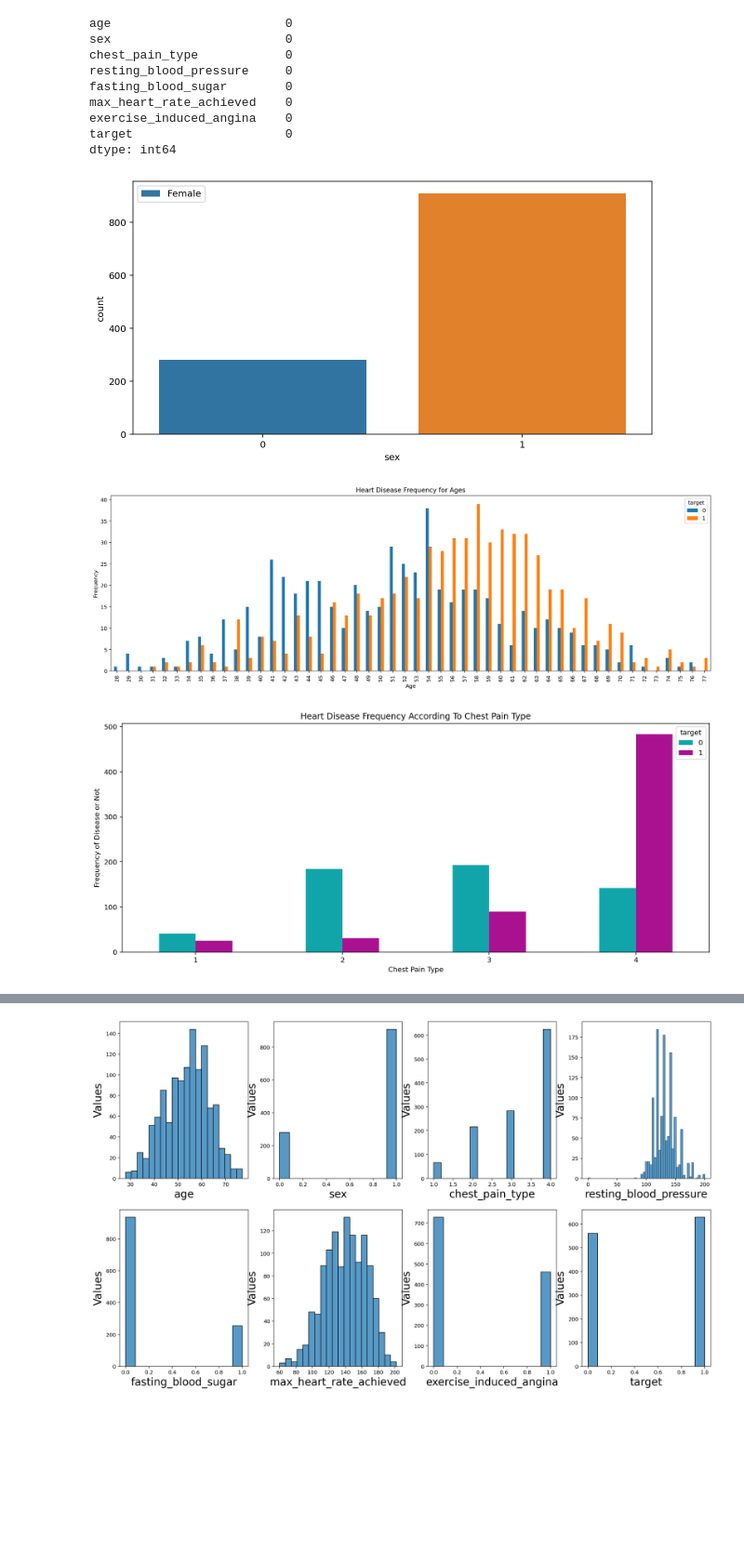
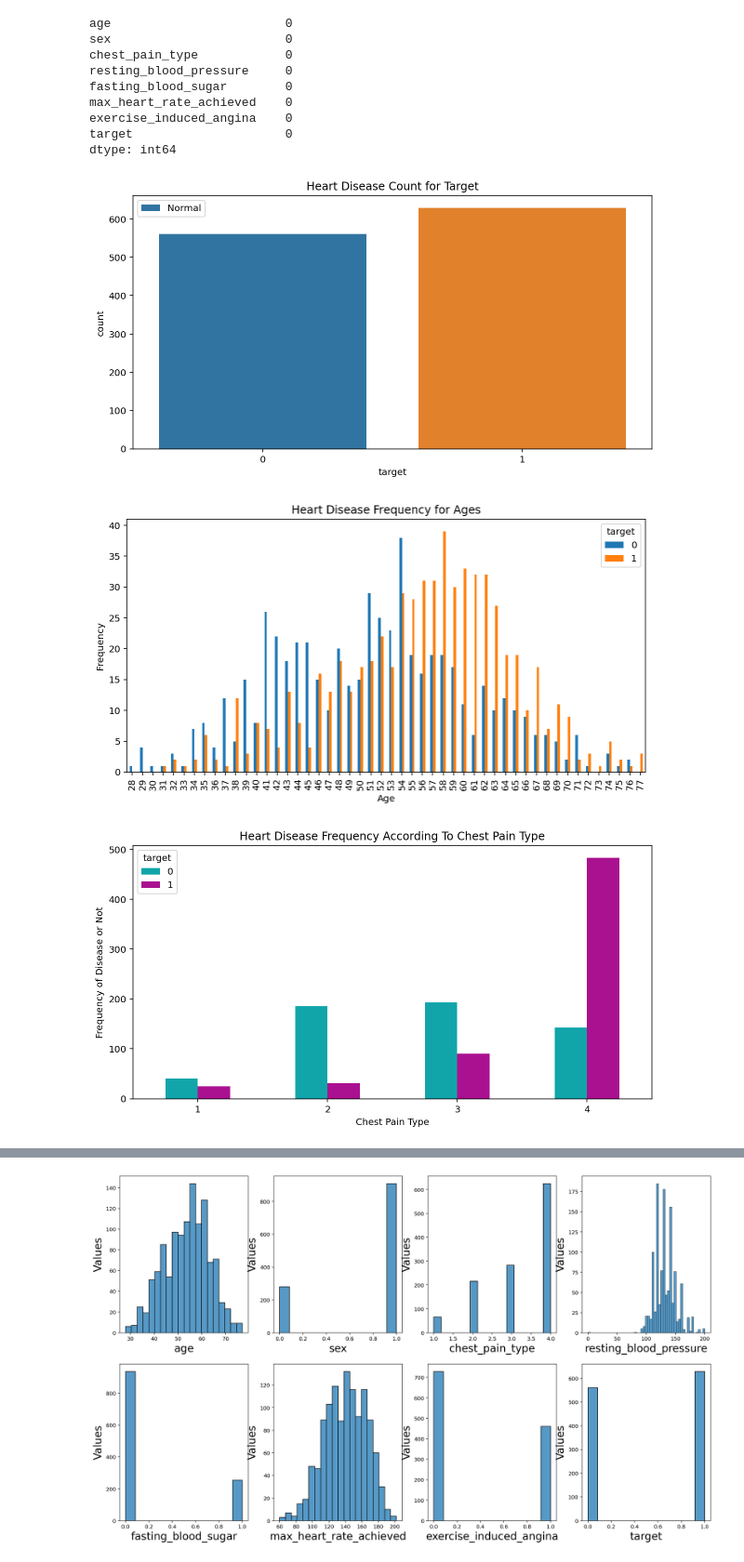
Before and after one commit to duongnln96/healthcare, a Jupyter notebook: analysis-service-java/src/main/resources/generatedmodels/Heart_Disease_Prediction.ipynb, the cells around one changed output, grey strips where cells are left out. Shown at 93% size. Cells and saved outputs as stored; diff of their text form; code cells hidden in the pictures; blank space fills up the shorter version.

```diff
--- a/analysis-service-java/src/main/resources/generatedmodels/Heart_Disease_Prediction.ipynb
+++ b/analysis-service-java/src/main/resources/generatedmodels/Heart_Disease_Prediction.ipynb
@@ -106,26 +79,27 @@ target                     0
 dtype: int64
 # %%
 plt.figure(figsize=[10, 5])
-sns.countplot(x='sex', data=df)
-plt.legend(["Female", "Male"])
+plt.title('Heart Disease Count for Target')
+sns.countplot(x='target', data=df)
+plt.legend(["Normal", "Heart Disease"])
 plt.show()
 # %% [output]
-[figure, old version]
+[figure, new version]
 # %%
-pd.crosstab(df.age,df.target).plot(kind="bar",figsize=(20,6))
+pd.crosstab(df.age,df.target).plot(kind="bar",figsize=(10,5))
 plt.title('Heart Disease Frequency for Ages')
 plt.xlabel('Age')
 plt.ylabel('Frequency')
 plt.savefig('heartDiseaseAndAges.png')
 plt.show()
 # %% [output]
-[figure, old version]
+[figure, new version]
 # %%
-pd.crosstab(df.chest_pain_type,df.target).plot(kind="bar",figsize=(15,6),color=['#11A5AA','#AA1190' ])
+pd.crosstab(df.chest_pain_type,df.target).plot(kind="bar",figsize=(10,5),color=['#11A5AA','#AA1190' ])
 plt.title('Heart Disease Frequency According To Chest Pain Type')
 plt.xlabel('Chest Pain Type')
 plt.xticks(rotation = 0)
 plt.ylabel('Frequency of Disease or Not')
 plt.show()
 # %% [output]
-[figure, old version]
+[figure, new version]
```
Also changed, not shown: parts of 25 cells of this notebook, 8 other files.
